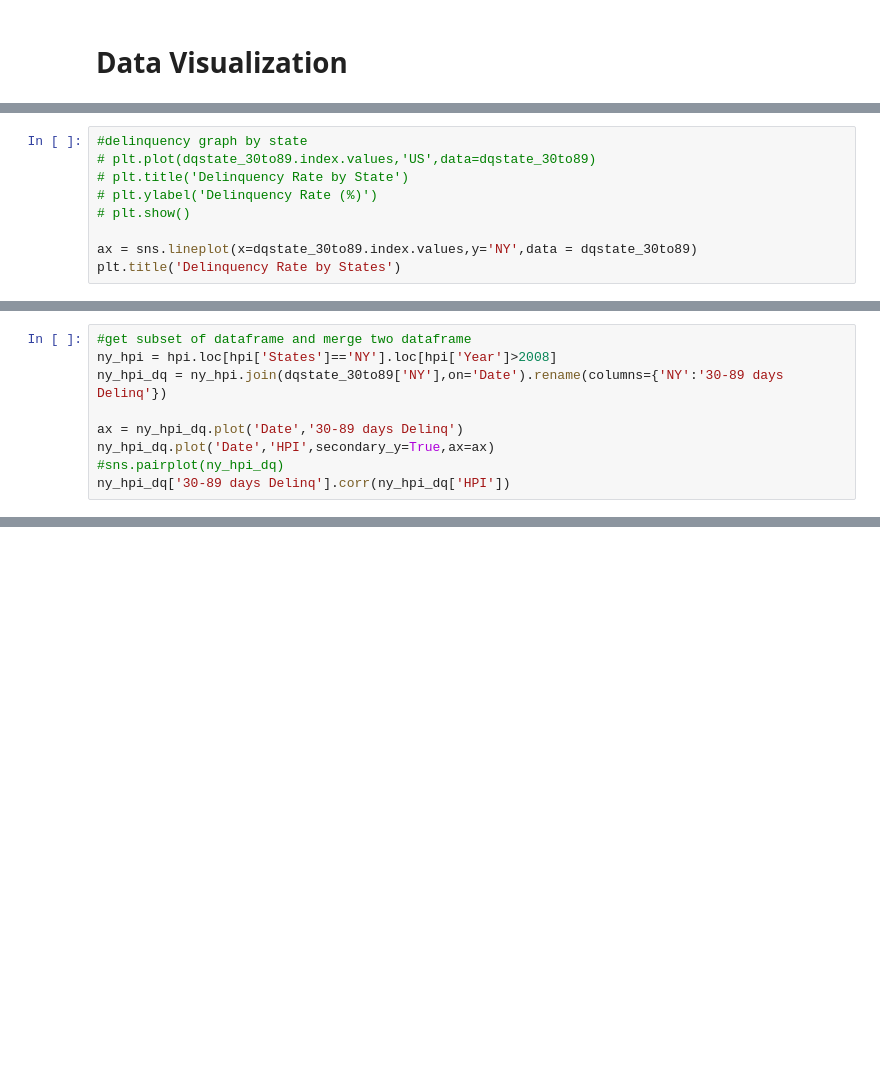
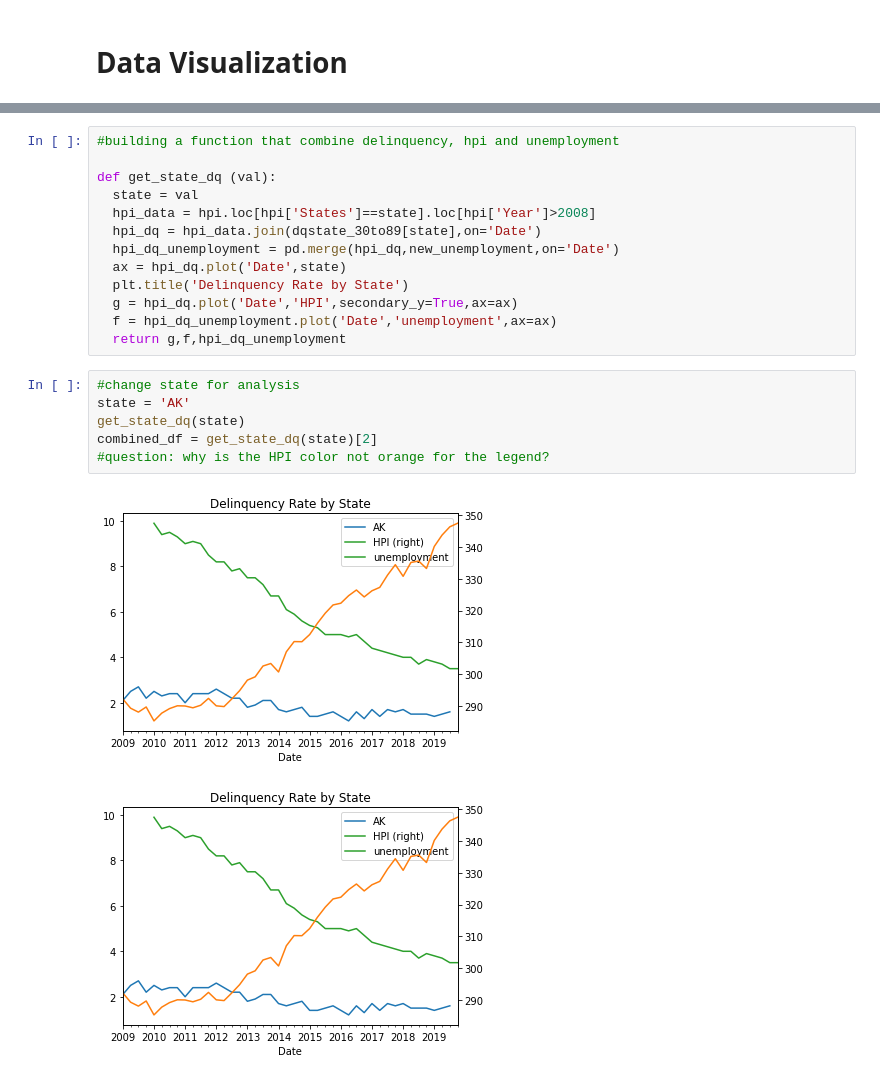
Before and after one commit to melodymeow/Mortgage_Defaut_Analysis, a Jupyter notebook: Melody_PYTH_225_Final_Project.ipynb, the cells around one changed output, grey strips where cells are left out. Saved outputs shown, nothing was run; the diff lists cells and outputs as text; blank space fills up the shorter version.

```diff
--- a/Melody_PYTH_225_Final_Project.ipynb
+++ b/Melody_PYTH_225_Final_Project.ipynb
@@ -256,9 +269,0 @@ sns.lineplot('Date','All Real Estate Loan',data = dq.head(100),hue='quarter')
-# %%
-#delinquency graph by state
-# plt.plot(dqstate_30to89.index.values,'US',data=dqstate_30to89)
-# plt.title('Delinquency Rate by State')
-# plt.ylabel('Delinquency Rate (%)')
-# plt.show()
-
-ax = sns.lineplot(x=dqstate_30to89.index.values,y='NY',data = dqstate_30to89)
-plt.title('Delinquency Rate by States')
@@ -268,9 +269,0 @@ Text(0.5, 1.0, 'Delinquency Rate by States')
-# %%
-#get subset of dataframe and merge two dataframe
-ny_hpi = hpi.loc[hpi['States']=='NY'].loc[hpi['Year']>2008]
-ny_hpi_dq = ny_hpi.join(dqstate_30to89['NY'],on='Date').rename(columns={'NY':'30-89 days Delinq'})
-
-ax = ny_hpi_dq.plot('Date','30-89 days Delinq')
-ny_hpi_dq.plot('Date','HPI',secondary_y=True,ax=ax)
-#sns.pairplot(ny_hpi_dq)
-ny_hpi_dq['30-89 days Delinq'].corr(ny_hpi_dq['HPI'])
@@ -279,0 +308,22 @@ ny_hpi_dq['30-89 days Delinq'].corr(ny_hpi_dq['HPI'])
+# %%
+#building a function that combine delinquency, hpi and unemployment
+
+def get_state_dq (val):
+  state = val
+  hpi_data = hpi.loc[hpi['States']==state].loc[hpi['Year']>2008]
+  hpi_dq = hpi_data.join(dqstate_30to89[state],on='Date')
+  hpi_dq_unemployment = pd.merge(hpi_dq,new_unemployment,on='Date')
+  ax = hpi_dq.plot('Date',state)
+  plt.title('Delinquency Rate by State')
+  g = hpi_dq.plot('Date','HPI',secondary_y=True,ax=ax)
+  f = hpi_dq_unemployment.plot('Date','unemployment',ax=ax)
+  return g,f,hpi_dq_unemployment
+# %%
+#change state for analysis
+state = 'AK'
+get_state_dq(state)
+combined_df = get_state_dq(state)[2]
+#question: why is the HPI color not orange for the legend?
+# %% [output]
+[figure, added]
+[figure, added]
```
Also changed, not shown: parts of 37 cells of this notebook.
